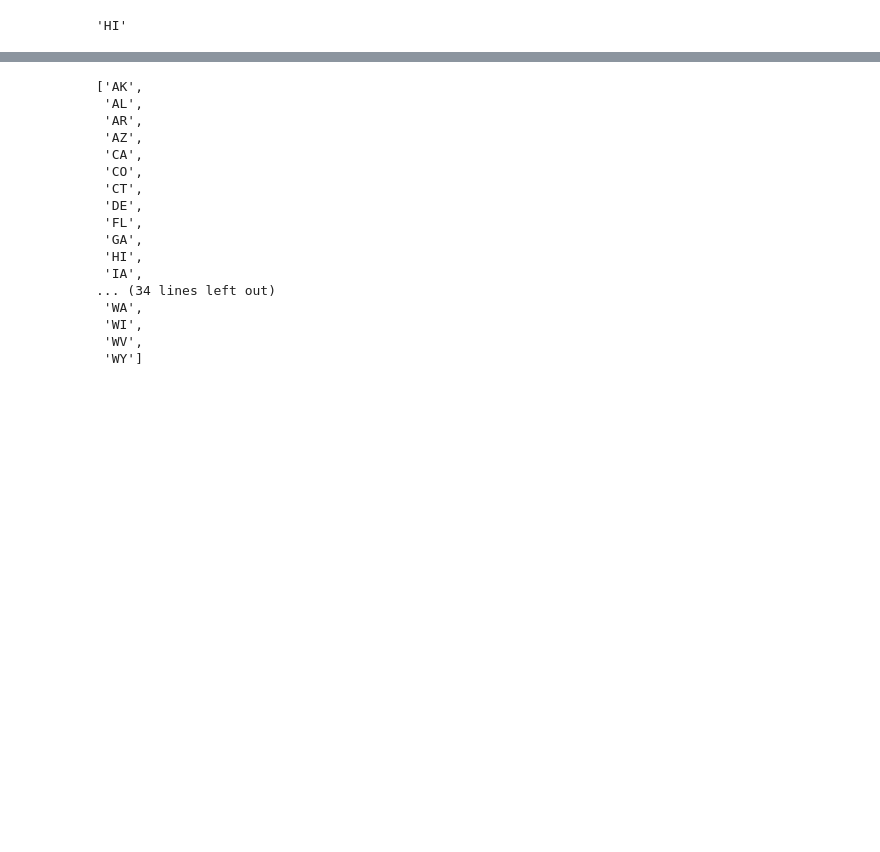
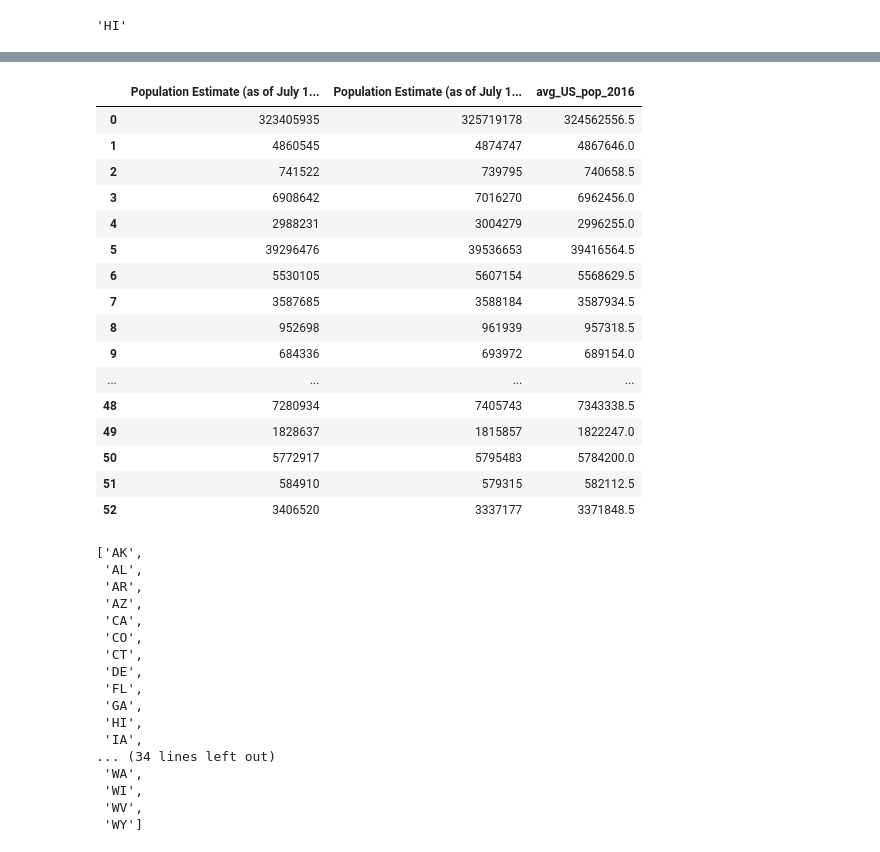
Before and after one commit to lorarjohns/US_Incarceration_Prelim, a Jupyter notebook: Hypothesis 2.ipynb, the cells around one changed output, grey strips where cells are left out. Saved outputs shown, nothing was run; the diff lists cells and outputs as text; code cells hidden in the pictures; blank space fills up the shorter version.

```diff
--- a/Hypothesis 2.ipynb
+++ b/Hypothesis 2.ipynb
@@ -120,3 +181,23 @@ pop_data.head()
+# %%
+avg_2016
+# %% [output]
+|  | Population Estimate (as of July 1... | Population Estimate (as of July 1... | avg_US_pop_2016 |
+| 0 | 323405935 | 325719178 | 324562556.5 |
+| 1 | 4860545 | 4874747 | 4867646.0 |
+| 2 | 741522 | 739795 | 740658.5 |
+| 3 | 6908642 | 7016270 | 6962456.0 |
+| 4 | 2988231 | 3004279 | 2996255.0 |
+| 5 | 39296476 | 39536653 | 39416564.5 |
+| 6 | 5530105 | 5607154 | 5568629.5 |
+| 7 | 3587685 | 3588184 | 3587934.5 |
+| 8 | 952698 | 961939 | 957318.5 |
+| 9 | 684336 | 693972 | 689154.0 |
+| ... | ... | ... | ... |
+| 48 | 7280934 | 7405743 | 7343338.5 |
+| 49 | 1828637 | 1815857 | 1822247.0 |
+| 50 | 5772917 | 5795483 | 5784200.0 |
+| 51 | 584910 | 579315 | 582112.5 |
+| 52 | 3406520 | 3337177 | 3371848.5 |
 # %%
 state_abbrevs
 # %% [output]
```
Also changed, not shown: parts of 17 cells of this notebook, 22 other files.
